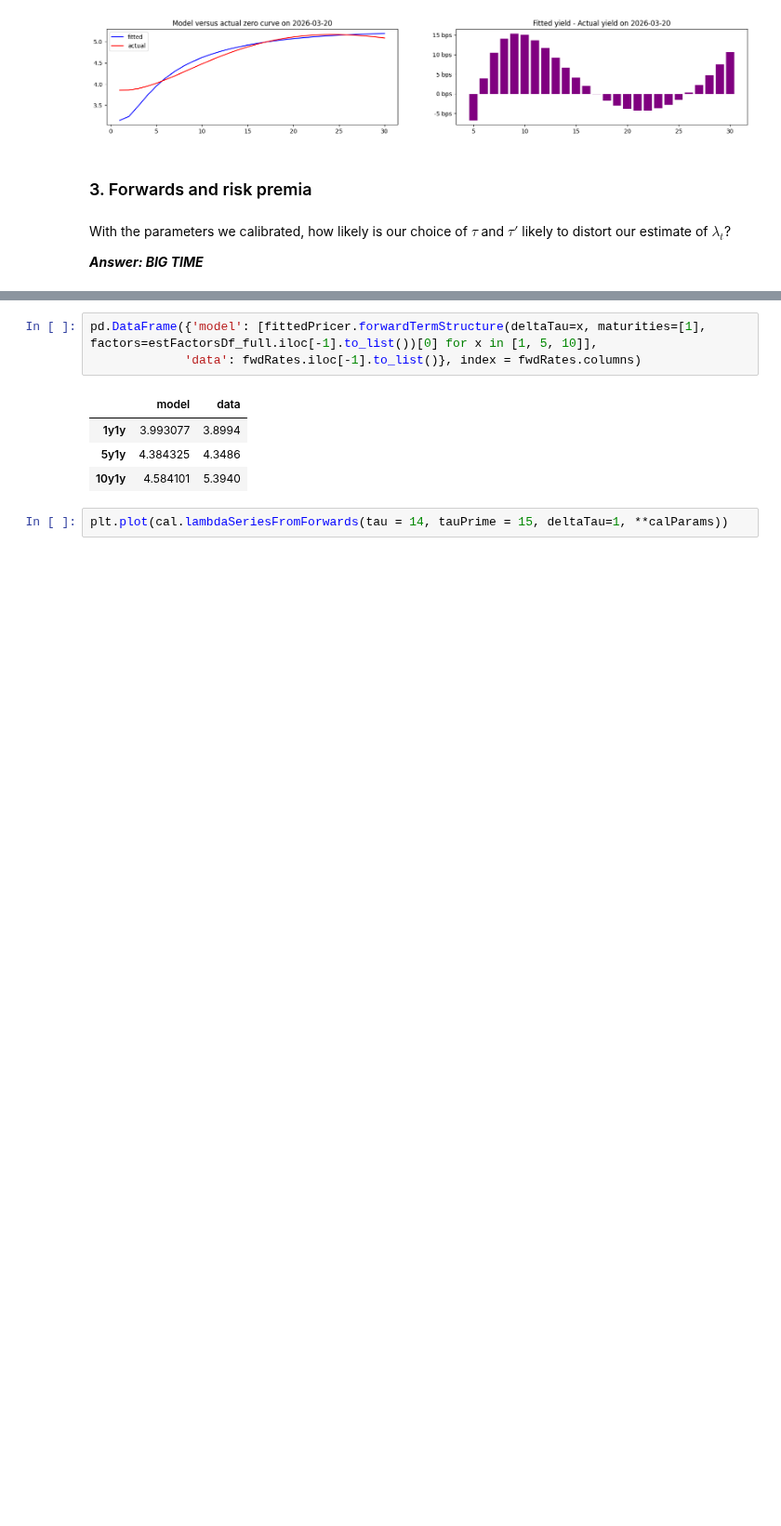
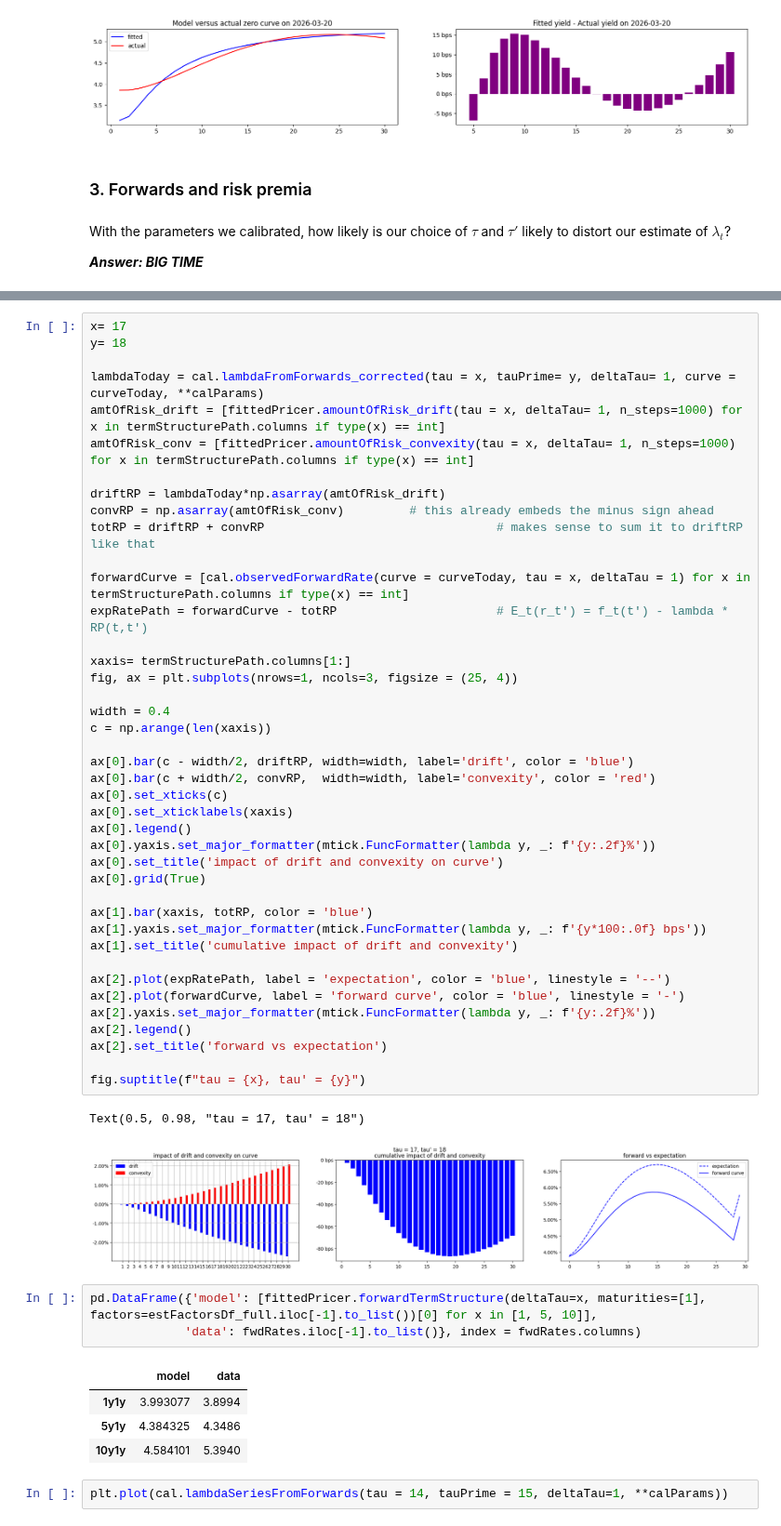
Before and after one commit to riccardocorradi/gauss-, a Jupyter notebook: treasury.ipynb, the cells around one changed output, grey strips where cells are left out. Shown at 93% size. Cells and saved outputs as stored; diff of their text form; blank space fills up the shorter version.

```diff
--- a/treasury.ipynb
+++ b/treasury.ipynb
@@ -306,3 +318,47 @@ plt.legend()
+# %%
+x= 17
+y= 18
+
+lambdaToday = cal.lambdaFromForwards_corrected(tau = x, tauPrime= y, deltaTau= 1, curve = curveToday, **calParams)
+amtOfRisk_drift = [fittedPricer.amountOfRisk_drift(tau = x, deltaTau= 1, n_steps=1000) for x in termStructurePath.columns if type(x) == int]
+amtOfRisk_conv = [fittedPricer.amountOfRisk_convexity(tau = x, deltaTau= 1, n_steps=1000) for x in termStructurePath.columns if type(x) == int]
+
+driftRP = lambdaToday*np.asarray(amtOfRisk_drift)
+convRP = np.asarray(amtOfRisk_conv)         # this already embeds the minus sign ahead
+totRP = driftRP + convRP                                # makes sense to sum it to driftRP like that
+
+forwardCurve = [cal.observedForwardRate(curve = curveToday, tau = x, deltaTau = 1) for x in termStructurePath.columns if type(x) == int]
+expRatePath = forwardCurve - totRP                      # E_t(r_t') = f_t(t') - lambda * RP(t,t')
+
+xaxis= termStructurePath.columns[1:]
+fig, ax = plt.subplots(nrows=1, ncols=3, figsize = (25, 4))
+
+width = 0.4
+c = np.arange(len(xaxis))
+
+ax[0].bar(c - width/2, driftRP, width=width, label='drift', color = 'blue')
+ax[0].bar(c + width/2, convRP,  width=width, label='convexity', color = 'red')
+ax[0].set_xticks(c)
+ax[0].set_xticklabels(xaxis)
+ax[0].legend()
+ax[0].yaxis.set_major_formatter(mtick.FuncFormatter(lambda y, _: f'{y:.2f}%'))
+ax[0].set_title('impact of drift and convexity on curve')
+ax[0].grid(True)
+
+ax[1].bar(xaxis, totRP, color = 'blue')
+ax[1].yaxis.set_major_formatter(mtick.FuncFormatter(lambda y, _: f'{y*100:.0f} bps'))
+ax[1].set_title('cumulative impact of drift and convexity')
+
+ax[2].plot(expRatePath, label = 'expectation', color = 'blue', linestyle = '--')
+ax[2].plot(forwardCurve, label = 'forward curve', color = 'blue', linestyle = '-')
+ax[2].yaxis.set_major_formatter(mtick.FuncFormatter(lambda y, _: f'{y:.2f}%'))
+ax[2].legend()
+ax[2].set_title('forward vs expectation')
+
+fig.suptitle(f"tau = {x}, tau' = {y}")
+# %% [output]
+Text(0.5, 0.98, "tau = 17, tau' = 18")
+[figure, added]
 # %%
 pd.DataFrame({'model': [fittedPricer.forwardTermStructure(deltaTau=x, maturities=[1], factors=estFactorsDf_full.iloc[-1].to_list())[0] for x in [1, 5, 10]],
              'data': fwdRates.iloc[-1].to_list()}, index = fwdRates.columns)
```
Also changed, not shown: parts of 10 cells of this notebook, 1 other file.
